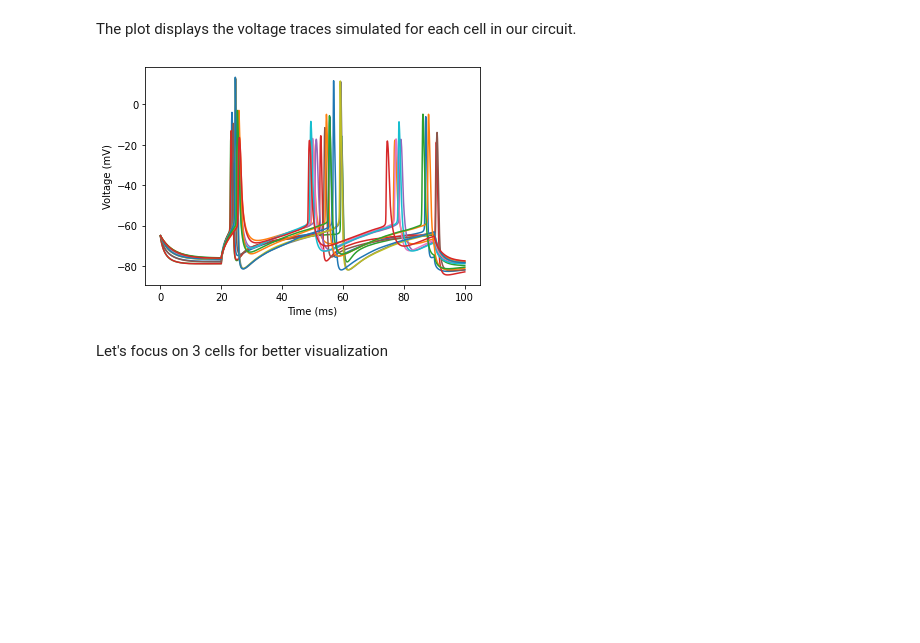
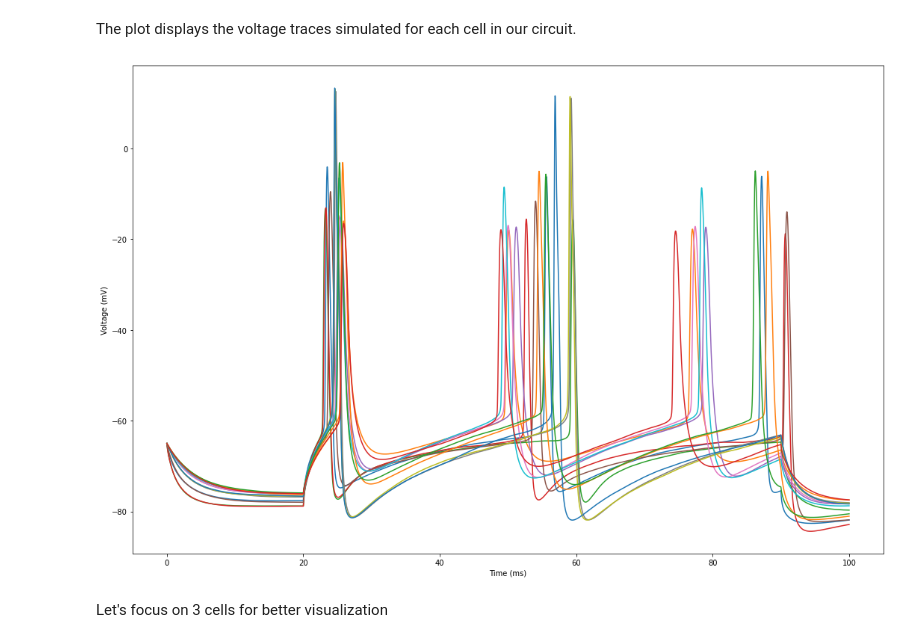
Before and after one commit to BlueBrain/eFEL, a Jupyter notebook: examples/sonata-network/sonata-network.ipynb, the cells around one changed output. Drawn from its saved outputs; the diff is of its cells as text; code cells hidden in the pictures; blank space fills up the shorter version.

```diff
--- a/examples/sonata-network/sonata-network.ipynb
+++ b/examples/sonata-network/sonata-network.ipynb
@@ -62,14 +62,15 @@ sim.run(t_stop)
 # %% [markdown]
 The plot displays the voltage traces simulated for each cell in our circuit.
 # %%
+plt.figure(figsize=(18, 12))
 for cell_id in sim.cells:
     time = sim.get_time_trace()
     voltage = sim.get_voltage_trace(cell_id)
     plt.plot(time, voltage, label=cell_id)
     plt.xlabel("Time (ms)")
     plt.ylabel("Voltage (mV)")
 # %% [output]
-[figure, old version]
+[figure, new version]
 # %% [markdown]
 Let's focus on 3 cells for better visualization
 # %%
```
Also changed, not shown: parts of 4 cells of this notebook.
